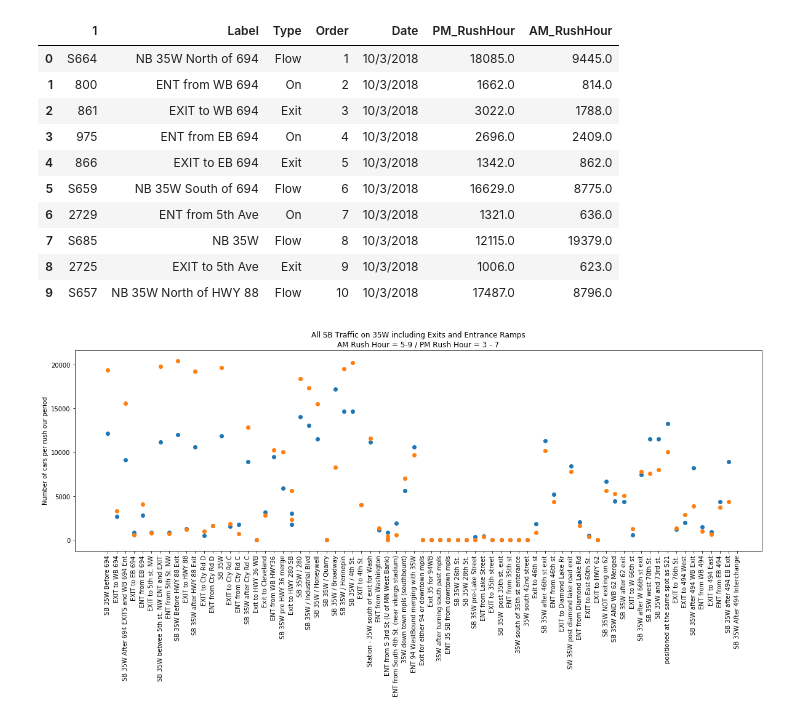
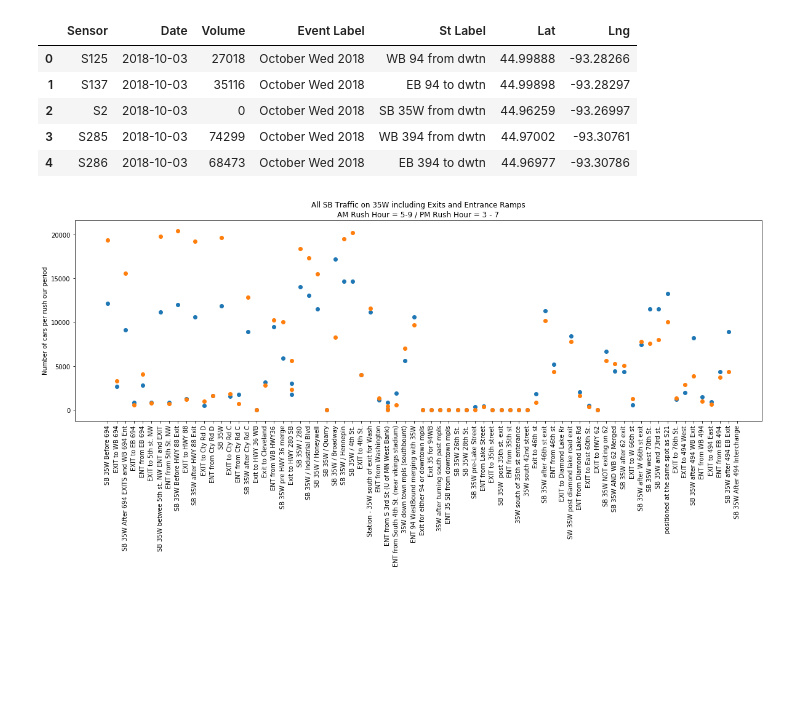
Before and after one commit to Dkreitzer/Team_streprogen_Project1, a Jupyter notebook: dk_testing_SB35W.ipynb, the cells around one changed output. Saved outputs shown, nothing was run; the diff lists cells and outputs as text; code cells hidden in the pictures; blank space fills up the shorter version.

Commit message:
pushing mpls specific dates a volume data

```diff
--- a/dk_testing_SB35W.ipynb
+++ b/dk_testing_SB35W.ipynb
@@ -2,48 +7,56 @@
 import pandas as pd
 import matplotlib.pyplot as plt
 # %%
-###########################
+##########################################
 # Read CSV Files
+##########################################
 
 # Sensor names, labels for SB 35W from 694 to 494
-sensor_list = 'Station_Keys/SB35W_Sensor_Names.csv'
+sensor_list = 'Station_Keys/Southbound_35W_StationNames.csv'
 SensorList = pd.read_csv(sensor_list)
 SensorDF = pd.DataFrame(SensorList)
 
 # Oct_data from a single day showing SB 35W Traffic
 oct_data = ('Archived_Data_MNDOT/SB35W_Oct_3_18_Volume_Sum_RushHours.csv')
 Oct_cvs = pd.read_csv(oct_data)
 OctDF = pd.DataFrame(Oct_cvs)
 
 #Sensor names, labels for NB 35W from 494 to 694
-nbsensor_list = 'Station_Keys/NB35W_Sensor_Names.csv'
+nbsensor_list = 'Station_Keys/Northbound_35W_StationNames.csv'
 nbSensorList = pd.read_csv(nbsensor_list)
 NBSensorDF = pd.DataFrame(nbSensorList)
 
 # Oct_data from a single day showing NB 35W Traffic
 nboct_data = 'Archived_Data_MNDOT/NB35W_Oct_3_18_Volume_Sum_RushHours.csv'
 nboct_csv = pd.read_csv(nboct_data)
 NBOctDF = pd.DataFrame(nboct_csv)
+
+mpls_csv = 'Station_Keys/MPLS_Route_StationNames.csv'
+mpls_csvR = pd.read_csv(mpls_csv)
+mpls_DF = pd.DataFrame(mpls_csvR)
+
+
+mpls_data_csv = 'Archived_Data_MNDOT/MPLS_Entry_Exit_Volume_SpecificDates.csv'
+dtypes = {'col1': 'str', 'col2': 'str', 'col3': 'str', 'col4': 'str', 'col5':'str', 'col6':'float', 'col7':'float'}
+parse_dates = ['Date']
+mpls_data = pd.read_csv(mpls_data_csv, sep=',', dtype=dtypes, parse_dates=parse_dates)
+mpls_dataDF = pd.DataFrame(mpls_data)
+mpls_dataDF.head()
+# %% [output]
+|  | Sensor | Date | Volume | Event Label | St Label | Lat | Lng |
+| 0 | S125 | 2018-10-03 | 27018 | October Wed 2018 | WB 94 from dwtn | 44.99888 | -93.28266 |
+| 1 | S137 | 2018-10-03 | 35116 | October Wed 2018 | EB 94 to dwtn | 44.99898 | -93.28297 |
+| 2 | S2 | 2018-10-03 | 0 | October Wed 2018 | SB 35W from dwtn | 44.96259 | -93.26997 |
+| 3 | S285 | 2018-10-03 | 74299 | October Wed 2018 | WB 394 from dwtn | 44.97002 | -93.30761 |
+| 4 | S286 | 2018-10-03 | 68473 | October Wed 2018 | EB 394 to dwtn | 44.96977 | -93.30786 |
 # %%
-########################
+############################################################
 # Merge CSV Files to create South Bound 35W Data (SB_Data)
+############################################################
 
 #Merged SB 35W Data and Labels
 SB_Data = pd.merge(SensorDF, OctDF, how = 'left', on = '1')
 
 #Merged NB 35W Data and Labels
 NB_Data = pd.merge(NBSensorDF, NBOctDF, how = 'left', on = '1')
-NB_Data.head(10)
-# %% [output]
-|  | 1 | Label | Type | Order | Date | PM_RushHour | AM_RushHour |
-| 0 | S664 | NB 35W North of 694 | Flow | 1 | 10/3/2018 | 18085.0 | 9445.0 |
-| 1 | 800 | ENT from WB 694 | On | 2 | 10/3/2018 | 1662.0 | 814.0 |
-| 2 | 861 | EXIT to WB 694 | Exit | 3 | 10/3/2018 | 3022.0 | 1788.0 |
-| 3 | 975 | ENT from EB 694 | On | 4 | 10/3/2018 | 2696.0 | 2409.0 |
-| 4 | 866 | EXIT to EB 694 | Exit | 5 | 10/3/2018 | 1342.0 | 862.0 |
-| 5 | S659 | NB 35W South of 694 | Flow | 6 | 10/3/2018 | 16629.0 | 8775.0 |
-| 6 | 2729 | ENT from 5th Ave | On | 7 | 10/3/2018 | 1321.0 | 636.0 |
-| 7 | S685 | NB 35W | Flow | 8 | 10/3/2018 | 12115.0 | 19379.0 |
-| 8 | 2725 | EXIT to 5th Ave | Exit | 9 | 10/3/2018 | 1006.0 | 623.0 |
-| 9 | S657 | NB 35W North of HWY 88 | Flow | 10 | 10/3/2018 | 17487.0 | 8796.0 |
 # %%
```
Also changed, not shown: parts of 5 cells of this notebook, 2 other files.
